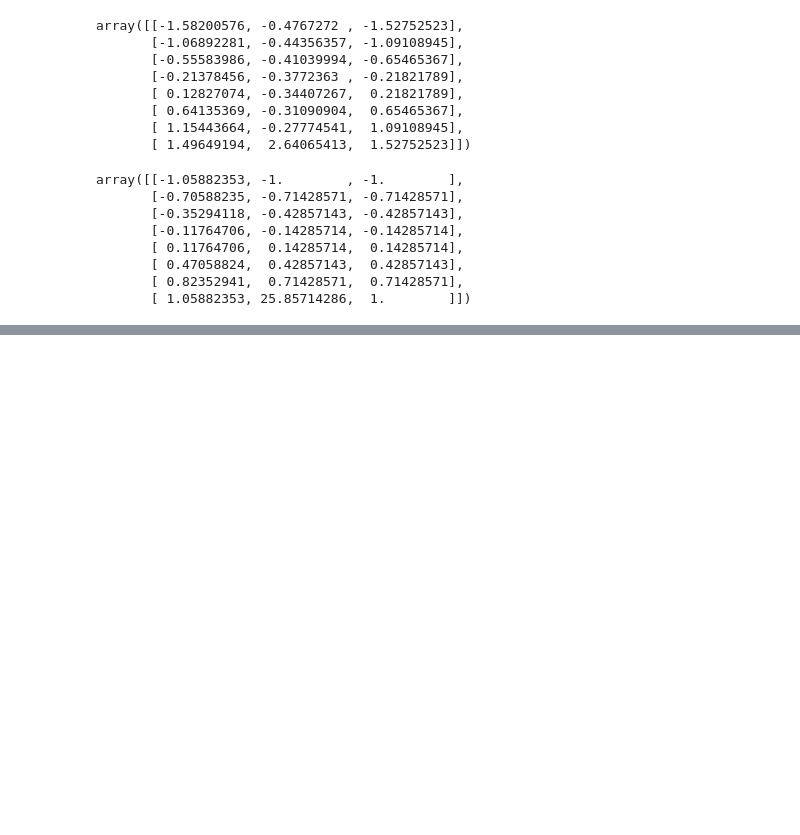
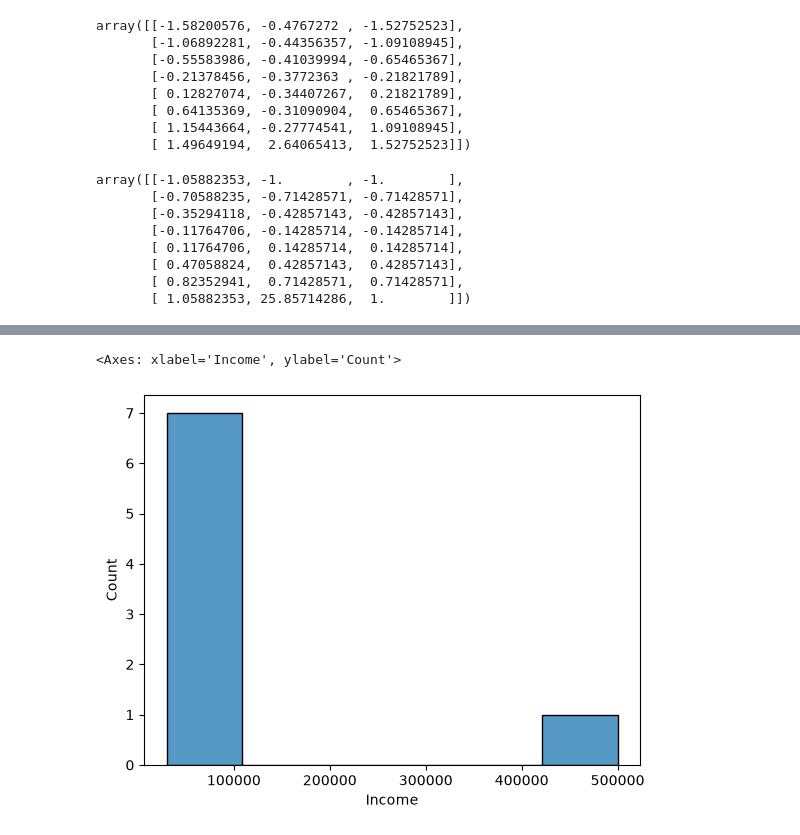
Before and after one commit to adityaraj790391-svg/machine-learning, a Jupyter notebook: Sem 3/encoding.ipynb, the cells around one changed output, grey strips where cells are left out. Cells and saved outputs as stored; diff of their text form; code cells hidden in the pictures; blank space fills up the shorter version.

```diff
--- a/Sem 3/encoding.ipynb
+++ b/Sem 3/encoding.ipynb
@@ -180,0 +199,5 @@ array([[-1.05882353, -1.        , -1.        ],
+# %%
+sns.histplot(data=df1['Income'])
+# %% [output]
+<Axes: xlabel='Income', ylabel='Count'>
+[figure, added]
```
Also changed, not shown: parts of 2 cells of this notebook.
